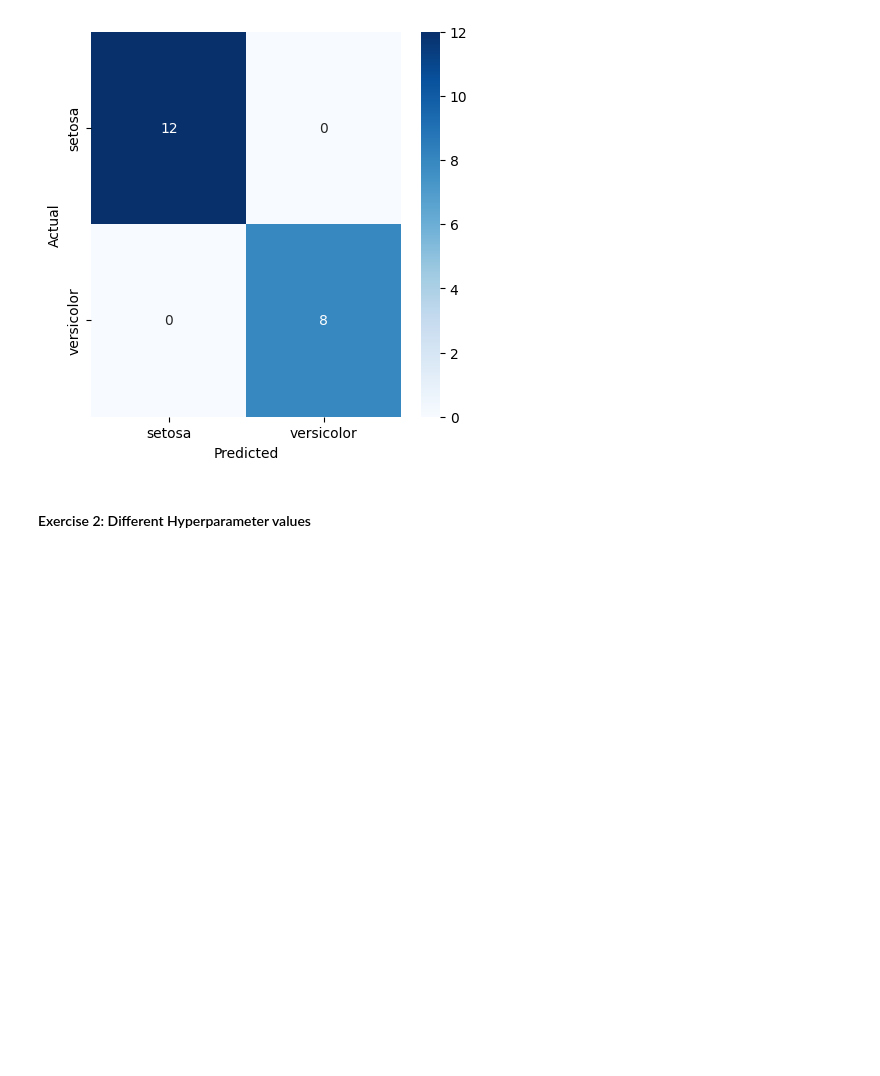
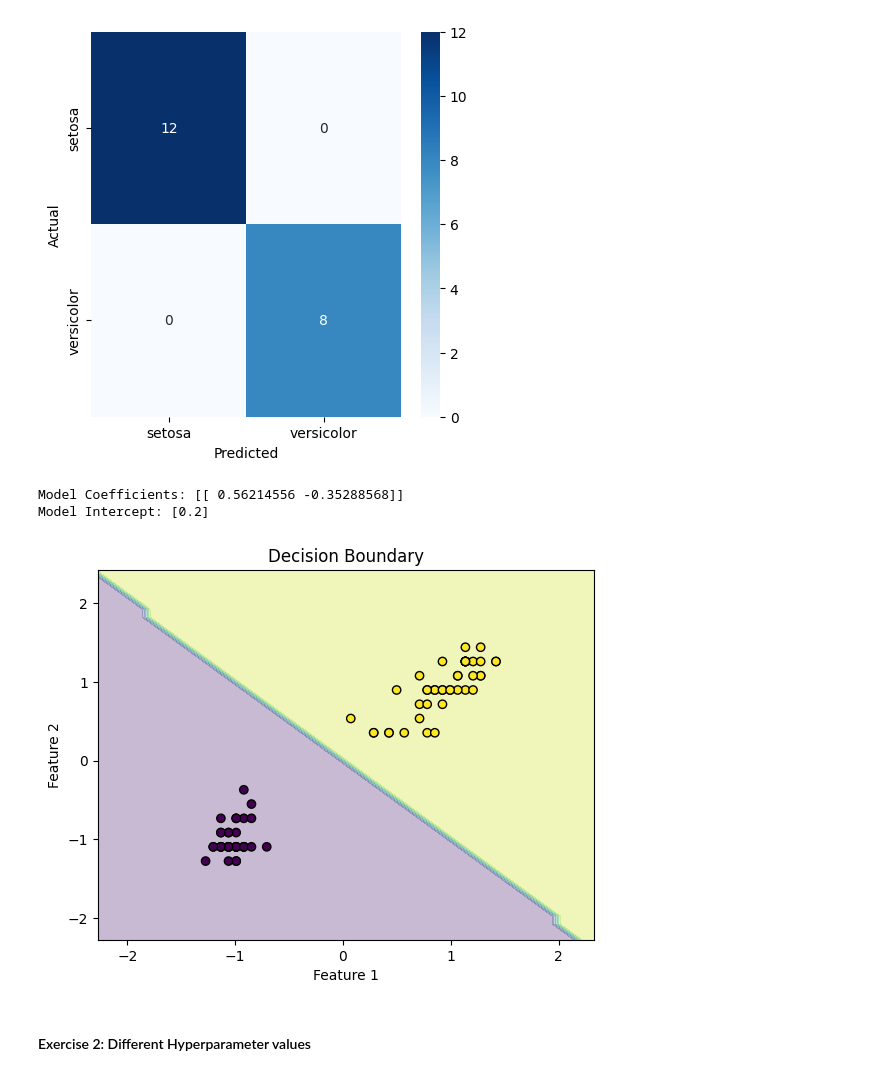
Before and after one commit to NP-15/Deep-Learning, a Jupyter notebook: Lab-01: Binary Classification.ipynb, the cells around one changed output. Cells and saved outputs as stored; diff of their text form; code cells hidden in the pictures; blank space fills up the shorter version.

```diff
--- a/Lab-01: Binary Classification.ipynb
+++ b/Lab-01: Binary Classification.ipynb
@@ -189,10 +187,10 @@ X_train = scaler.fit_transform(X_train)
 X_test = scaler.transform(X_test)
 # %%
 # Initialize and train the Perceptron model
-perceptron = Perceptron(max_iter=40, eta0=0.1, random_state=42)
-perceptron.fit(X_train, y_train)
+perceptron3 = Perceptron(max_iter=40, eta0=0.1, random_state=42)
+perceptron3.fit(X_train, y_train)
 
 # Make predictions
-y_pred = perceptron.predict(X_test)
+y_pred3 = perceptron3.predict(X_test)
 # %%
 # Evaluate the model
@@ -222,6 +220,27 @@ weighted avg       1.00      1.00      1.00        20
 
 Confusion Matrix:
 [figure]
+# %%
+print("Model Coefficients:", perceptron.coef_)
+print("Model Intercept:", perceptron.intercept_)
+
+# Visualize decision boundary (only for the first two features)
+x_min, x_max = X_train[:, 0].min() - 1, X_train[:, 0].max() + 1
+y_min, y_max = X_train[:, 1].min() - 1, X_train[:, 1].max() + 1
+xx, yy = np.meshgrid(np.arange(x_min, x_max, 0.1), np.arange(y_min, y_max, 0.1))
+
+Z = perceptron3.predict(np.c_[xx.ravel(), yy.ravel()])
+Z = Z.reshape(xx.shape)
+plt.contourf(xx, yy, Z, alpha=0.3)
+plt.scatter(X_train[:, 0], X_train[:, 1], c=y_train, edgecolors='k', marker='o')
+plt.xlabel('Feature 1')
+plt.ylabel('Feature 2')
+plt.title('Decision Boundary')
+plt.show()
+# %% [output]
+Model Coefficients: [[ 0.56214556 -0.35288568]]
+Model Intercept: [0.2]
+[figure, added]
 # %% [markdown]
 #### Exercise 2: Different Hyperparameter values
 # %%
```
Also changed, not shown: parts of 35 cells of this notebook.
